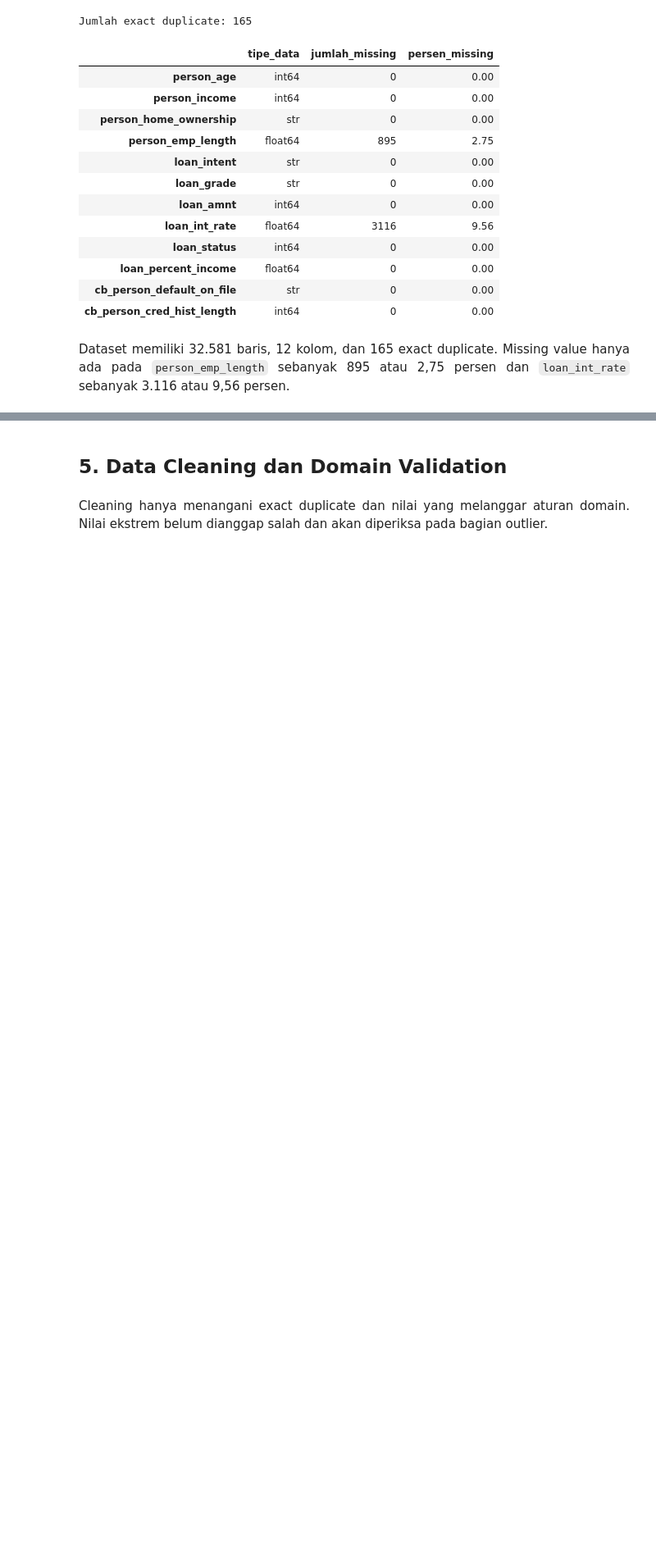
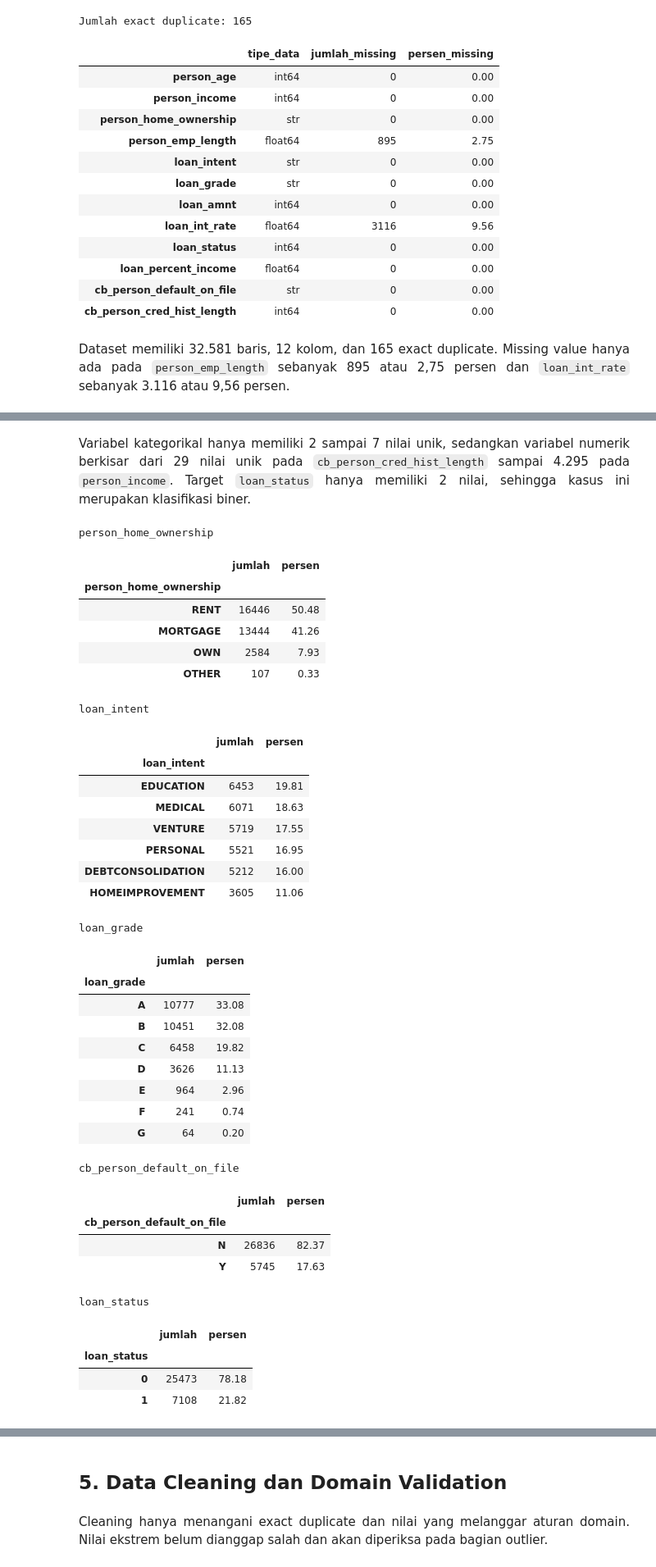
Before and after one commit to khansafiryal/Preprocessing_DSMBC, a Jupyter notebook: DSMBC_Day2_Preprocessing.ipynb, the cells around one changed output, grey strips where cells are left out. Shown at 82% size. Saved outputs shown, nothing was run; the diff lists cells and outputs as text; code cells hidden in the pictures; blank space fills up the shorter version.

```diff
--- a/DSMBC_Day2_Preprocessing.ipynb
+++ b/DSMBC_Day2_Preprocessing.ipynb
@@ -138,0 +161,52 @@ Jumlah exact duplicate: 165
+# %% [markdown]
+<div style="text-align: justify; line-height: 1.65;">Variabel kategorikal hanya memiliki 2 sampai 7 nilai unik, sedangkan variabel numerik berkisar dari 29 nilai unik pada <code>cb_person_cred_hist_length</code> sampai 4.295 pada <code>person_income</code>. Target <code>loan_status</code> hanya memiliki 2 nilai, sehingga kasus ini merupakan klasifikasi biner.</div>
+# %%
+# value counts untuk variabel kategorikal dan target
+# dropna=False agar missing value ikut terhitung jika ada
+categorical_check = df.select_dtypes(exclude=np.number).columns.tolist() + ["loan_status"]
+
+for col in categorical_check:
+    counts = df[col].value_counts(dropna=False)
+
+    print(col)
+    display(pd.DataFrame({
+        "jumlah": counts,
+        "persen": (counts / len(df) * 100).round(2)
+    }))
+# %% [output]
+person_home_ownership
+|  | jumlah | persen |
+| person_home_ownership |  |  |
+| RENT | 16446 | 50.48 |
+| MORTGAGE | 13444 | 41.26 |
+| OWN | 2584 | 7.93 |
+| OTHER | 107 | 0.33 |
+loan_intent
+|  | jumlah | persen |
+| loan_intent |  |  |
+| EDUCATION | 6453 | 19.81 |
+| MEDICAL | 6071 | 18.63 |
+| VENTURE | 5719 | 17.55 |
+| PERSONAL | 5521 | 16.95 |
+| DEBTCONSOLIDATION | 5212 | 16.00 |
+| HOMEIMPROVEMENT | 3605 | 11.06 |
+loan_grade
+|  | jumlah | persen |
+| loan_grade |  |  |
+| A | 10777 | 33.08 |
+| B | 10451 | 32.08 |
+| C | 6458 | 19.82 |
+| D | 3626 | 11.13 |
+| E | 964 | 2.96 |
+| F | 241 | 0.74 |
+| G | 64 | 0.20 |
+cb_person_default_on_file
+|  | jumlah | persen |
+| cb_person_default_on_file |  |  |
+| N | 26836 | 82.37 |
+| Y | 5745 | 17.63 |
+loan_status
+|  | jumlah | persen |
+| loan_status |  |  |
+| 0 | 25473 | 78.18 |
+| 1 | 7108 | 21.82 |
```
Also changed, not shown: parts of 4 cells of this notebook, 4 other files.
